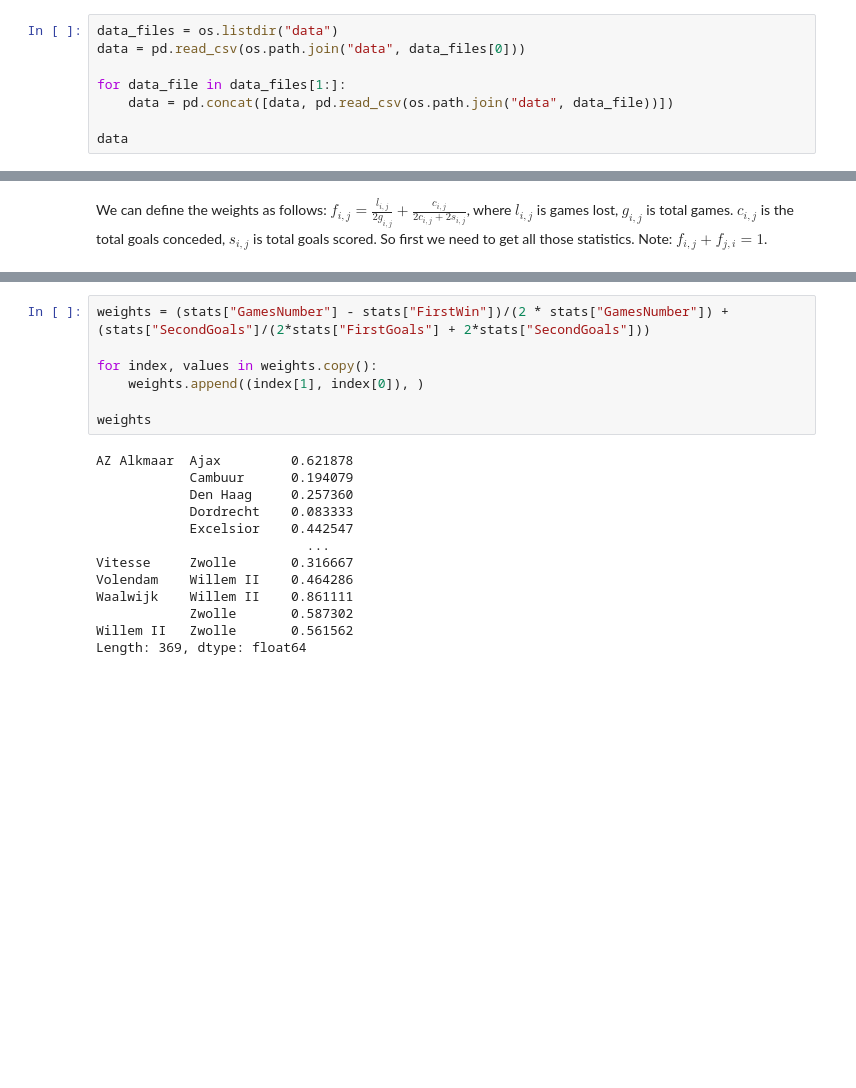
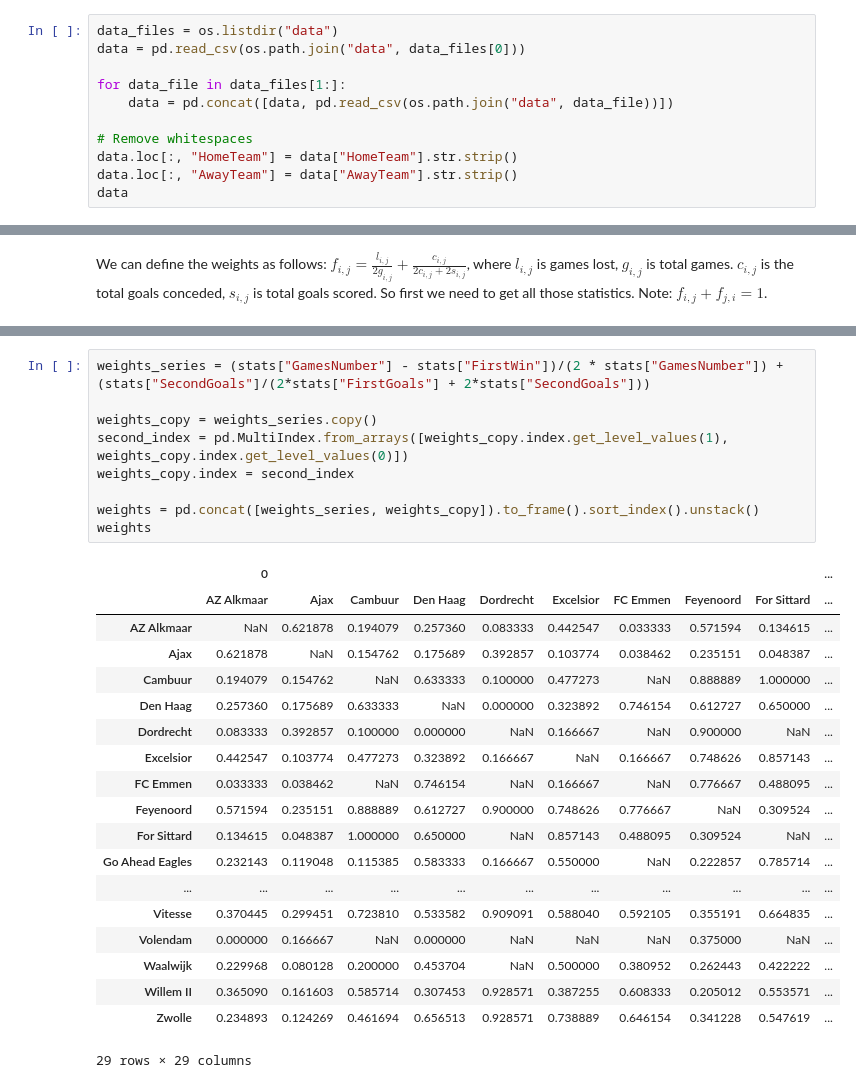
Before and after one commit to michadenheijer/OR2-2, a Jupyter notebook: main.ipynb, the cells around one changed output, grey strips where cells are left out. Cells and saved outputs as stored; diff of their text form; blank space fills up the shorter version.

```diff
--- a/main.ipynb
+++ b/main.ipynb
@@ -12,6 +12,9 @@ data = pd.read_csv(os.path.join("data", data_files[0]))
 for data_file in data_files[1:]:
     data = pd.concat([data, pd.read_csv(os.path.join("data", data_file))])
 
+# Remove whitespaces
+data.loc[:, "HomeTeam"] = data["HomeTeam"].str.strip()
+data.loc[:, "AwayTeam"] = data["AwayTeam"].str.strip()
 data
 # %% [output]
 |  | Div | Date | HomeTeam | AwayTeam | FTHG | FTAG | FTR | HTHG | HTAG | HTR | ... | ... |
@@ -83,20 +87,29 @@ stats
 # %%
-weights = (stats["GamesNumber"] - stats["FirstWin"])/(2 * stats["GamesNumber"]) + (stats["SecondGoals"]/(2*stats["FirstGoals"] + 2*stats["SecondGoals"]))
+weights_series = (stats["GamesNumber"] - stats["FirstWin"])/(2 * stats["GamesNumber"]) + (stats["SecondGoals"]/(2*stats["FirstGoals"] + 2*stats["SecondGoals"]))
 
-for index, values in weights.copy():
-    weights.append((index[1], index[0]), )
+weights_copy = weights_series.copy()
+second_index = pd.MultiIndex.from_arrays([weights_copy.index.get_level_values(1), weights_copy.index.get_level_values(0)])
+weights_copy.index = second_index
 
+weights = pd.concat([weights_series, weights_copy]).to_frame().sort_index().unstack()
 weights
 # %% [output]
+|  | 0 |  |  |  |  |  |  |  |  | ... |
+|  | AZ Alkmaar | Ajax | Cambuur | Den Haag | Dordrecht | Excelsior | FC Emmen | Feyenoord | For Sittard | ... |
+| AZ Alkmaar | NaN | 0.621878 | 0.194079 | 0.257360 | 0.083333 | 0.442547 | 0.033333 | 0.571594 | 0.134615 | ... |
+| Ajax | 0.621878 | NaN | 0.154762 | 0.175689 | 0.392857 | 0.103774 | 0.038462 | 0.235151 | 0.048387 | ... |
+| Cambuur | 0.194079 | 0.154762 | NaN | 0.633333 | 0.100000 | 0.477273 | NaN | 0.888889 | 1.000000 | ... |
+| Den Haag | 0.257360 | 0.175689 | 0.633333 | NaN | 0.000000 | 0.323892 | 0.746154 | 0.612727 | 0.650000 | ... |
+| Dordrecht | 0.083333 | 0.392857 | 0.100000 | 0.000000 | NaN | 0.166667 | NaN | 0.900000 | NaN | ... |
+| Excelsior | 0.442547 | 0.103774 | 0.477273 | 0.323892 | 0.166667 | NaN | 0.166667 | 0.748626 | 0.857143 | ... |
+| FC Emmen | 0.033333 | 0.038462 | NaN | 0.746154 | NaN | 0.166667 | NaN | 0.776667 | 0.488095 | ... |
+| Feyenoord | 0.571594 | 0.235151 | 0.888889 | 0.612727 | 0.900000 | 0.748626 | 0.776667 | NaN | 0.309524 | ... |
+| For Sittard | 0.134615 | 0.048387 | 1.000000 | 0.650000 | NaN | 0.857143 | 0.488095 | 0.309524 | NaN | ... |
+| Go Ahead Eagles | 0.232143 | 0.119048 | 0.115385 | 0.583333 | 0.166667 | 0.550000 | NaN | 0.222857 | 0.785714 | ... |
+| ... | ... | ... | ... | ... | ... | ... | ... | ... | ... | ... |
+| Vitesse | 0.370445 | 0.299451 | 0.723810 | 0.533582 | 0.909091 | 0.588040 | 0.592105 | 0.355191 | 0.664835 | ... |
+| Volendam | 0.000000 | 0.166667 | NaN | 0.000000 | NaN | NaN | NaN | 0.375000 | NaN | ... |
+| Waalwijk | 0.229968 | 0.080128 | 0.200000 | 0.453704 | NaN | 0.500000 | 0.380952 | 0.262443 | 0.422222 | ... |
+| Willem II | 0.365090 | 0.161603 | 0.585714 | 0.307453 | 0.928571 | 0.387255 | 0.608333 | 0.205012 | 0.553571 | ... |
+| Zwolle | 0.234893 | 0.124269 | 0.461694 | 0.656513 | 0.928571 | 0.738889 | 0.646154 | 0.341228 | 0.547619 | ... |
-AZ Alkmaar  Ajax         0.621878
-            Cambuur      0.194079
-            Den Haag     0.257360
-            Dordrecht    0.083333
-            Excelsior    0.442547
-                           ...
-Vitesse     Zwolle       0.316667
-Volendam    Willem II    0.464286
-Waalwijk    Willem II    0.861111
-            Zwolle       0.587302
-Willem II   Zwolle       0.561562
-Length: 369, dtype: float64
+29 rows × 29 columns
```
Also changed, not shown: parts of 2 cells of this notebook.
